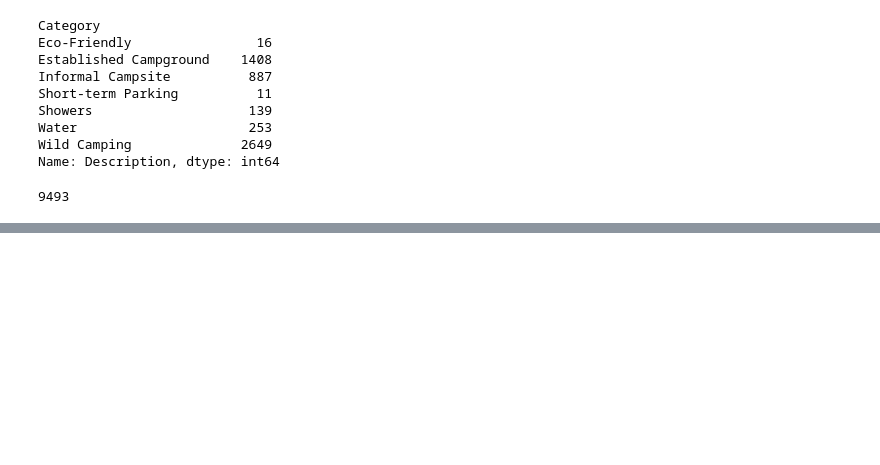
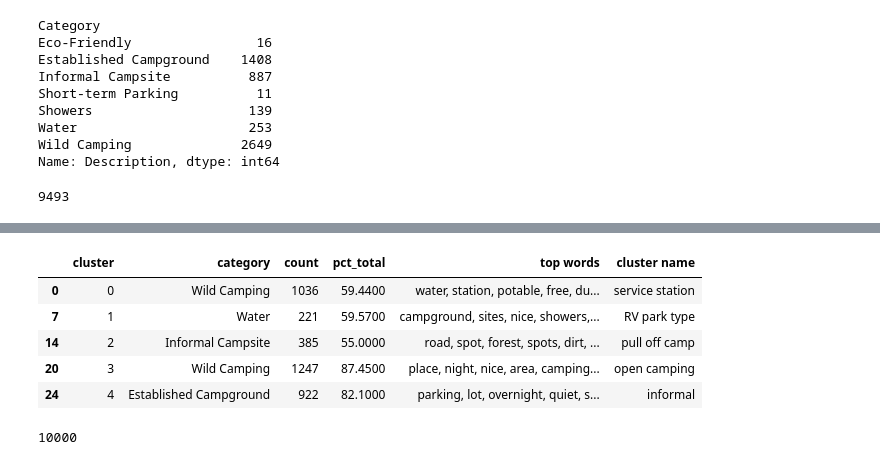
Before and after one commit to paultanger/CampsitePredict, a Jupyter notebook: notebooks/NLP_of_descriptions.ipynb, the cells around one changed output, grey strips where cells are left out. Drawn from its saved outputs; the diff is of its cells as text; code cells hidden in the pictures; blank space fills up the shorter version.

```diff
--- a/notebooks/NLP_of_descriptions.ipynb
+++ b/notebooks/NLP_of_descriptions.ipynb
@@ -533,0 +221,6 @@ plt.ylabel('Reconstruction Error')
+# %%
+max_indices = cat_df.groupby(['cluster'])['pct_total'].transform(max) == cat_df['pct_total']
+# %%
+cat_max = cat_df[max_indices].copy()
+# %%
+cat_max['top words'] = pd.Series(cluster_feats).values
@@ -533,0 +244,11 @@ plt.ylabel('Reconstruction Error')
+# %%
+cat_max['cluster name'] = ['service station', 'RV park type', 'pull off camp', 'open camping', 'informal']
+# %%
+cat_max
+# %% [output]
+|  | cluster | category | count | pct_total | top words | cluster name |
+| 0 | 0 | Wild Camping | 1036 | 59.4400 | water, station, potable, free, du... | service station |
+| 7 | 1 | Water | 221 | 59.5700 | campground, sites, nice, showers,... | RV park type |
+| 14 | 2 | Informal Campsite | 385 | 55.0000 | road, spot, forest, spots, dirt, ... | pull off camp |
+| 20 | 3 | Wild Camping | 1247 | 87.4500 | place, night, nice, area, camping... | open camping |
+| 24 | 4 | Established Campground | 922 | 82.1000 | parking, lot, overnight, quiet, s... | informal |
@@ -533,0 +296,5 @@ plt.ylabel('Reconstruction Error')
+# %%
+features = tfidf.get_feature_names()
+len(features)
+# %% [output]
+10000
```
Also changed, not shown: parts of 66 cells of this notebook.
